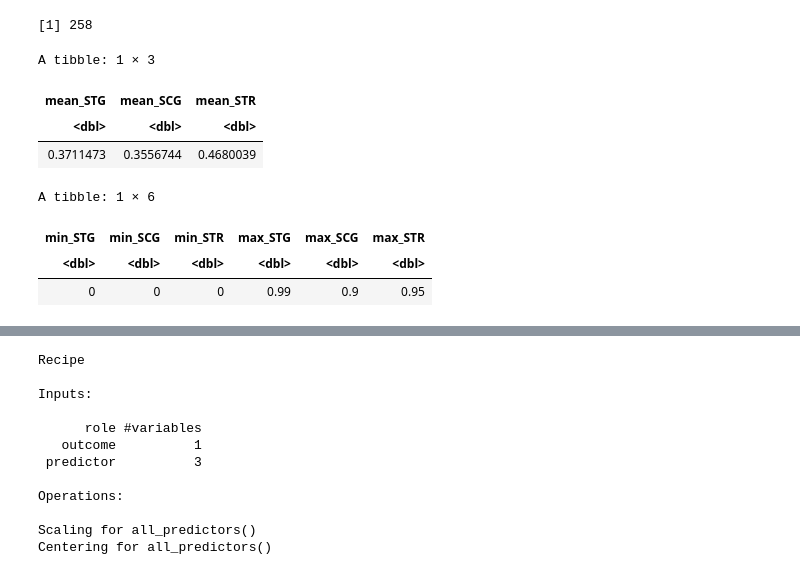
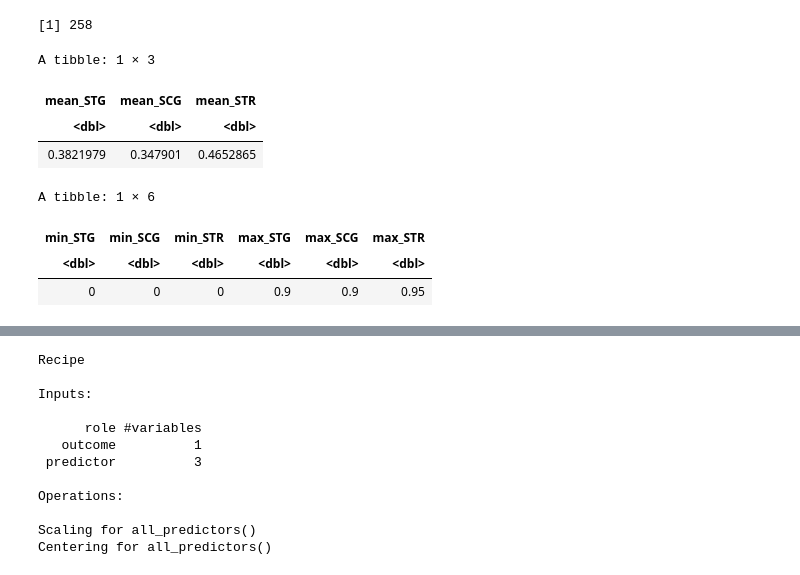
Before and after one commit to Anson-Chan-HK/DSCI-100-2023S1-4-PROJECT, a Jupyter notebook: proposal_project.ipynb, the cells around one changed output, grey strips where cells are left out. Cells and saved outputs as stored; diff of their text form; code cells hidden in the pictures.

```diff
--- a/proposal_project.ipynb
+++ b/proposal_project.ipynb
@@ -60,19 +112,19 @@ nrow(modeling_data_selected)
 [1] 258
 # %%
 #summarize the data (mean)
-modeling_data_summarize <- summarize(modeling_data_selected,
+modeling_data_summarize <- summarize(modeling_training,
                                      mean_STG = mean(STG),
                                     mean_SCG = mean(SCG),
                                      mean_STR = mean(STR))
 modeling_data_summarize
 # %% [output]
 A tibble: 1 × 3
 | mean_STG | mean_SCG | mean_STR |
 | <dbl> | <dbl> | <dbl> |
-| 0.3711473 | 0.3556744 | 0.4680039 |
+| 0.3821979 | 0.347901 | 0.4652865 |
 # %%
 #summarize the data (min, max)
-modeling_data_summarize <- summarize(modeling_data_selected,
+modeling_data_summarize <- summarize(modeling_training,
                                      min_STG = min(STG),
                                     min_SCG = min(SCG),
                                      min_STR = min(STR),
@@ -85,6 +137,6 @@ modeling_data_summarize
 A tibble: 1 × 6
 | min_STG | min_SCG | min_STR | max_STG | max_SCG | max_STR |
 | <dbl> | <dbl> | <dbl> | <dbl> | <dbl> | <dbl> |
-| 0 | 0 | 0 | 0.99 | 0.9 | 0.95 |
+| 0 | 0 | 0 | 0.9 | 0.9 | 0.95 |
 # %%
 #summarize the data (standard deviation)
```
Also changed, not shown: parts of 14 cells of this notebook.
